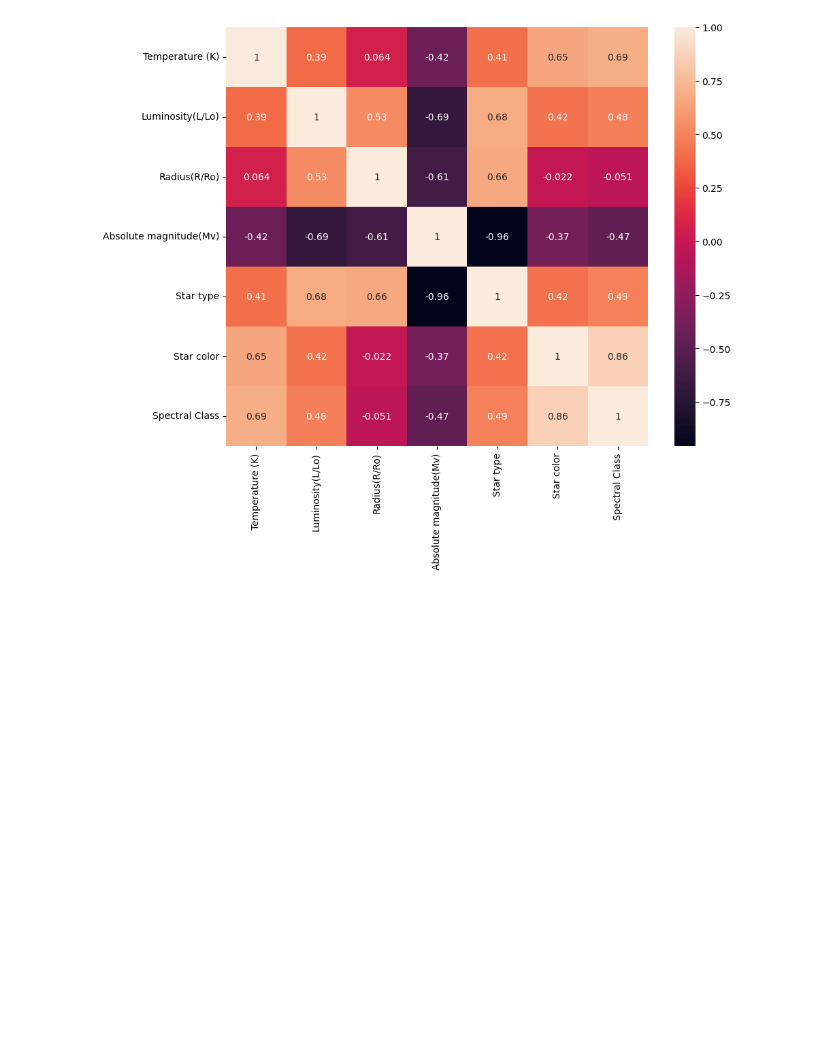
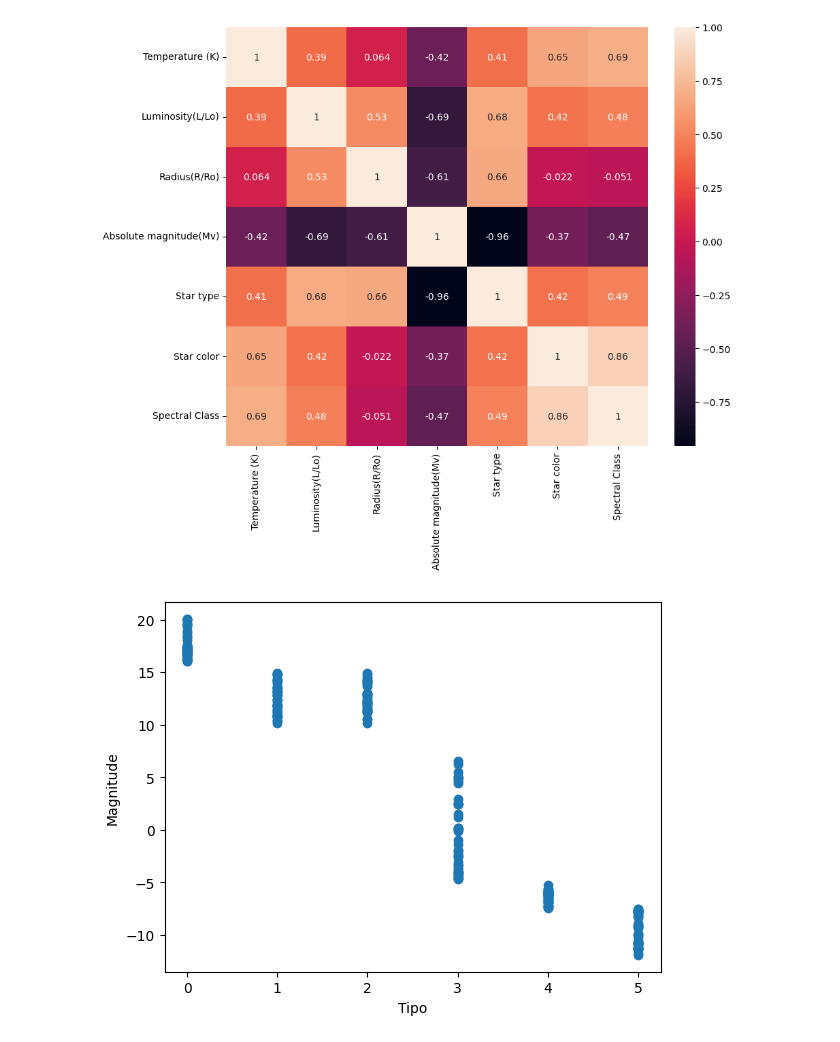
Before and after one commit to Lohries/ML, a Jupyter notebook: ML/Stars.ipynb, the cells around one changed output. Cells and saved outputs as stored; diff of their text form; code cells hidden in the pictures; blank space fills up the shorter version.

```diff
--- a/ML/Stars.ipynb
+++ b/ML/Stars.ipynb
@@ -97,3 +97,10 @@ sns.heatmap(correlation, annot=True)
 # %% [output]
 <Axes: >
 [figure]
+# %%
+plt.scatter(data_frame["Star type"], data_frame["Absolute magnitude(Mv)"])
+plt.ylabel("Magnitude")
+plt.xlabel("Tipo")
+plt.show()
+# %% [output]
+[figure, added]
```
Also changed, not shown: parts of 1 cell of this notebook.
